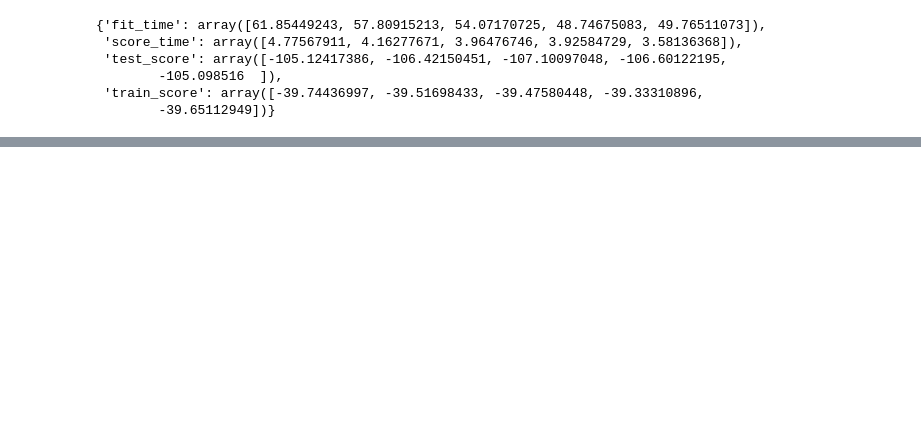
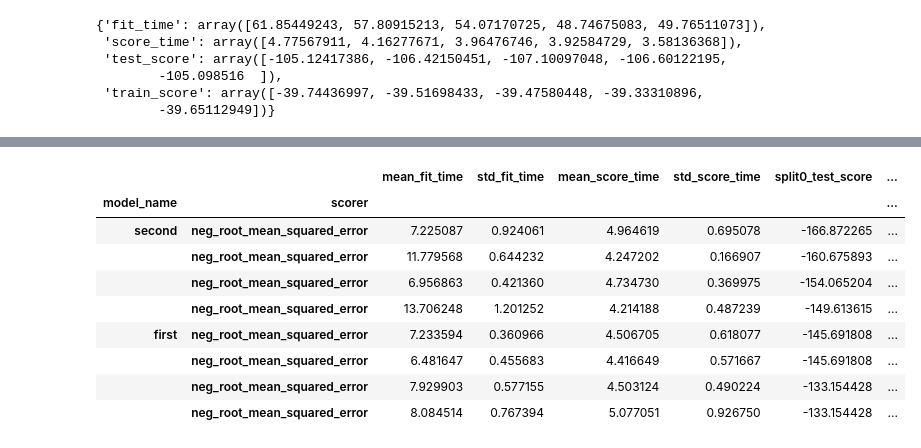
Before and after one commit to CatGuy1300/scrabble, a Jupyter notebook: notebooks/ezcv.ipynb, the cells around one changed output, grey strips where cells are left out. Cells and saved outputs as stored; diff of their text form; code cells hidden in the pictures; blank space fills up the shorter version.

```diff
--- a/notebooks/ezcv.ipynb
+++ b/notebooks/ezcv.ipynb
@@ -145,0 +204,27 @@ KeyboardInterrupt:
+# %%
+grid = {
+    'random_forest_1':
+    {
+    'estimator': RandomForestRegressor(random_state=0),
+    'param_grid':
+        {
+        'max_depth': [4, 6],
+        'max_features': ['sqrt', 'log2']
+        },
+    'scores': ['neg_root_mean_squared_error']
+    },
+    'random_forest_2':
+    {
+    'estimator': RandomForestRegressor(random_state=0),
+    'param_grid':
+        {
+        'max_depth': [2, 3],
+        'max_features': ['sqrt', None]
+        },
+    'scores': ['neg_root_mean_squared_error']
+    },
+}
+# %%
+my_searcher = Searcher(reg_pipe[:-1], grid, 2)
+my_searcher.search(n_games, n_ratings)
+my_searcher.get_results()
@@ -145,0 +249,13 @@ KeyboardInterrupt:
+# %%
+SearcherResultsOrgenizer().orgenize(my_searcher.get_results()).sort_values('mean_test_score')
+# %% [output]
+|  |  | mean_fit_time | std_fit_time | mean_score_time | std_score_time | split0_test_score | ... |
+| model_name | scorer |  |  |  |  |  | ... |
+| second | neg_root_mean_squared_error | 7.225087 | 0.924061 | 4.964619 | 0.695078 | -166.872265 | ... |
+|  | neg_root_mean_squared_error | 11.779568 | 0.644232 | 4.247202 | 0.166907 | -160.675893 | ... |
+|  | neg_root_mean_squared_error | 6.956863 | 0.421360 | 4.734730 | 0.369975 | -154.065204 | ... |
+|  | neg_root_mean_squared_error | 13.706248 | 1.201252 | 4.214188 | 0.487239 | -149.613615 | ... |
+| first | neg_root_mean_squared_error | 7.233594 | 0.360966 | 4.506705 | 0.618077 | -145.691808 | ... |
+|  | neg_root_mean_squared_error | 6.481647 | 0.455683 | 4.416649 | 0.571667 | -145.691808 | ... |
+|  | neg_root_mean_squared_error | 7.929903 | 0.577155 | 4.503124 | 0.490224 | -133.154428 | ... |
+|  | neg_root_mean_squared_error | 8.084514 | 0.767394 | 5.077051 | 0.926750 | -133.154428 | ... |
```
Also changed, not shown: parts of 7 cells of this notebook.
